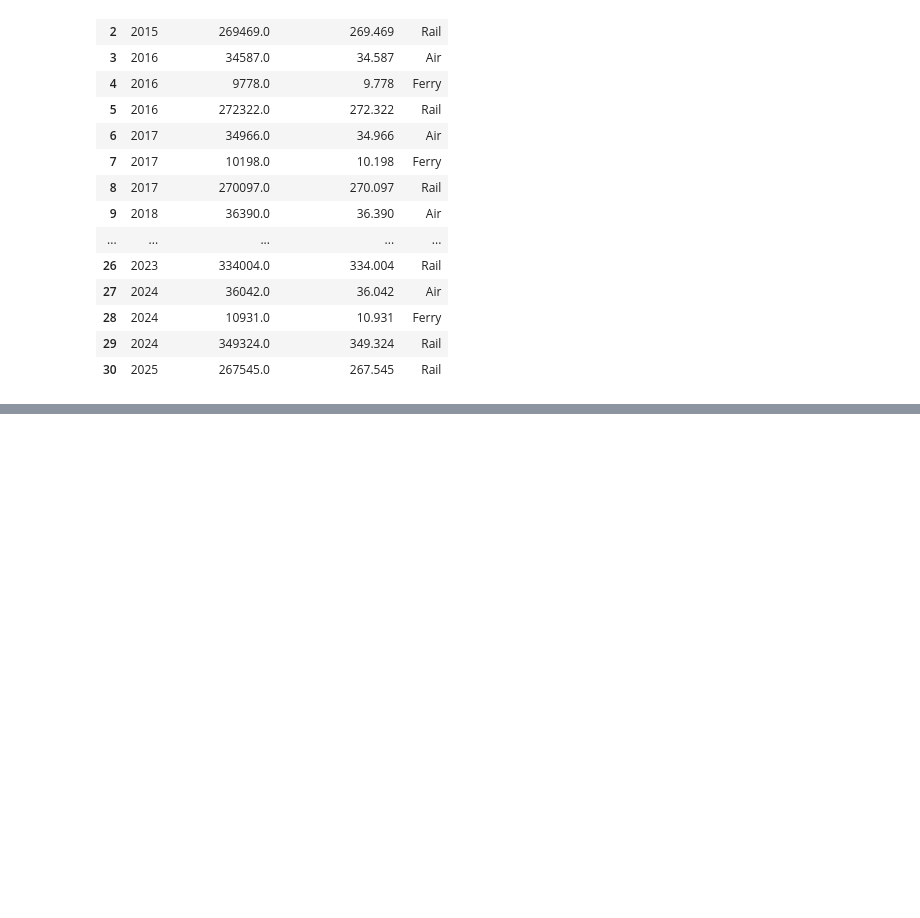
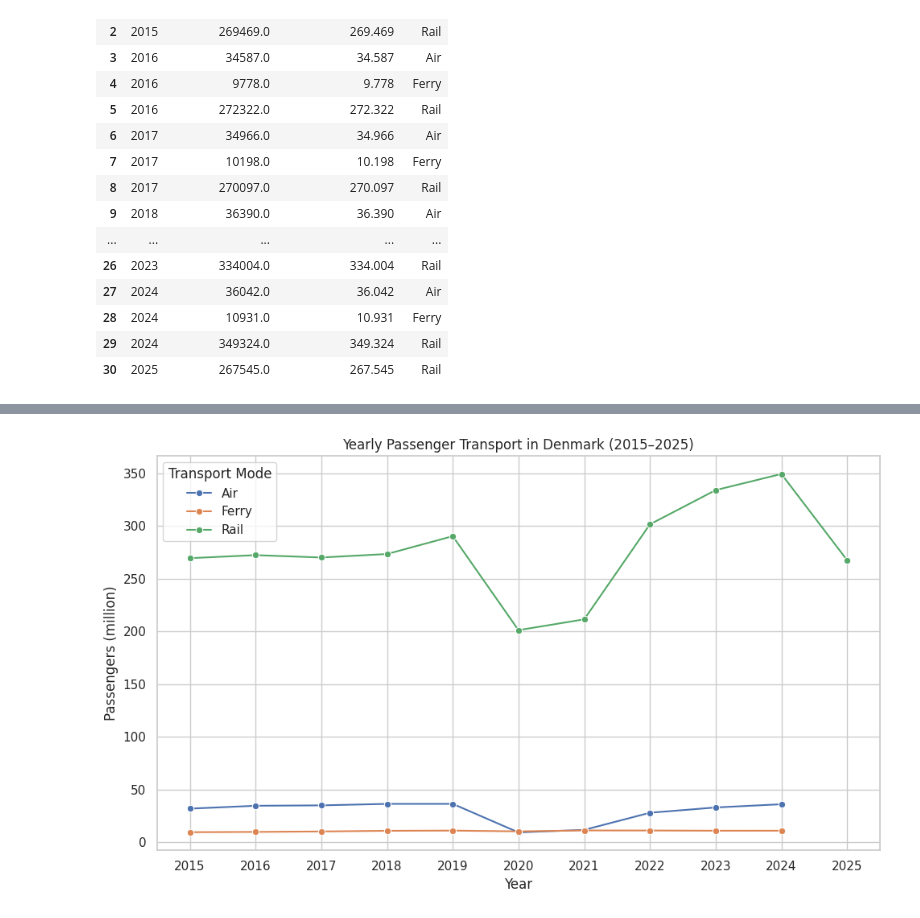
Before and after one commit to hajrahtabassam/denmark-ridership-analysis, a Jupyter notebook: notebooks/analysis.ipynb, the cells around one changed output, grey strips where cells are left out. Cells and saved outputs as stored; diff of their text form; code cells hidden in the pictures; blank space fills up the shorter version.

Commit message:
plotting

```diff
--- a/notebooks/analysis.ipynb
+++ b/notebooks/analysis.ipynb
@@ -345,0 +371,19 @@ all_transport = pd.read_csv("../data/all_transport_yearly.csv")
+# %%
+import matplotlib.pyplot as plt
+import seaborn as sns
+
+sns.set(style="whitegrid")
+plt.figure(figsize=(10,6))
+
+# Line plot using passengers in millions
+sns.lineplot(data=all_transport, x="year", y="passengers_million", hue="mode", marker="o")
+
+plt.title("Yearly Passenger Transport in Denmark (2015–2025)")
+plt.ylabel("Passengers (million)")
+plt.xlabel("Year")
+plt.xticks(all_transport['year'].unique())
+plt.legend(title="Transport Mode")
+plt.tight_layout()
+plt.show()
+# %% [output]
+[figure, added]
```
Also changed, not shown: parts of 2 cells of this notebook.
